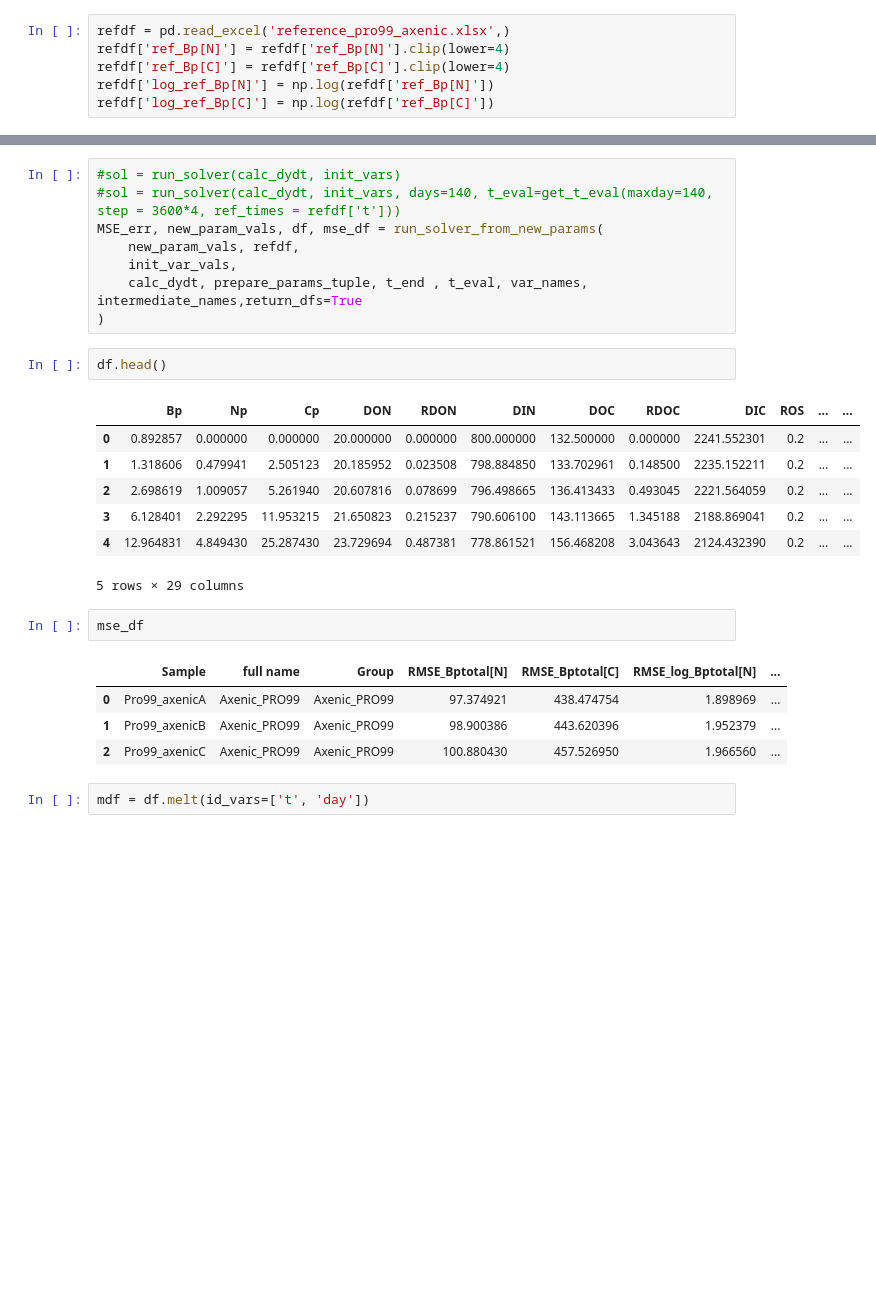
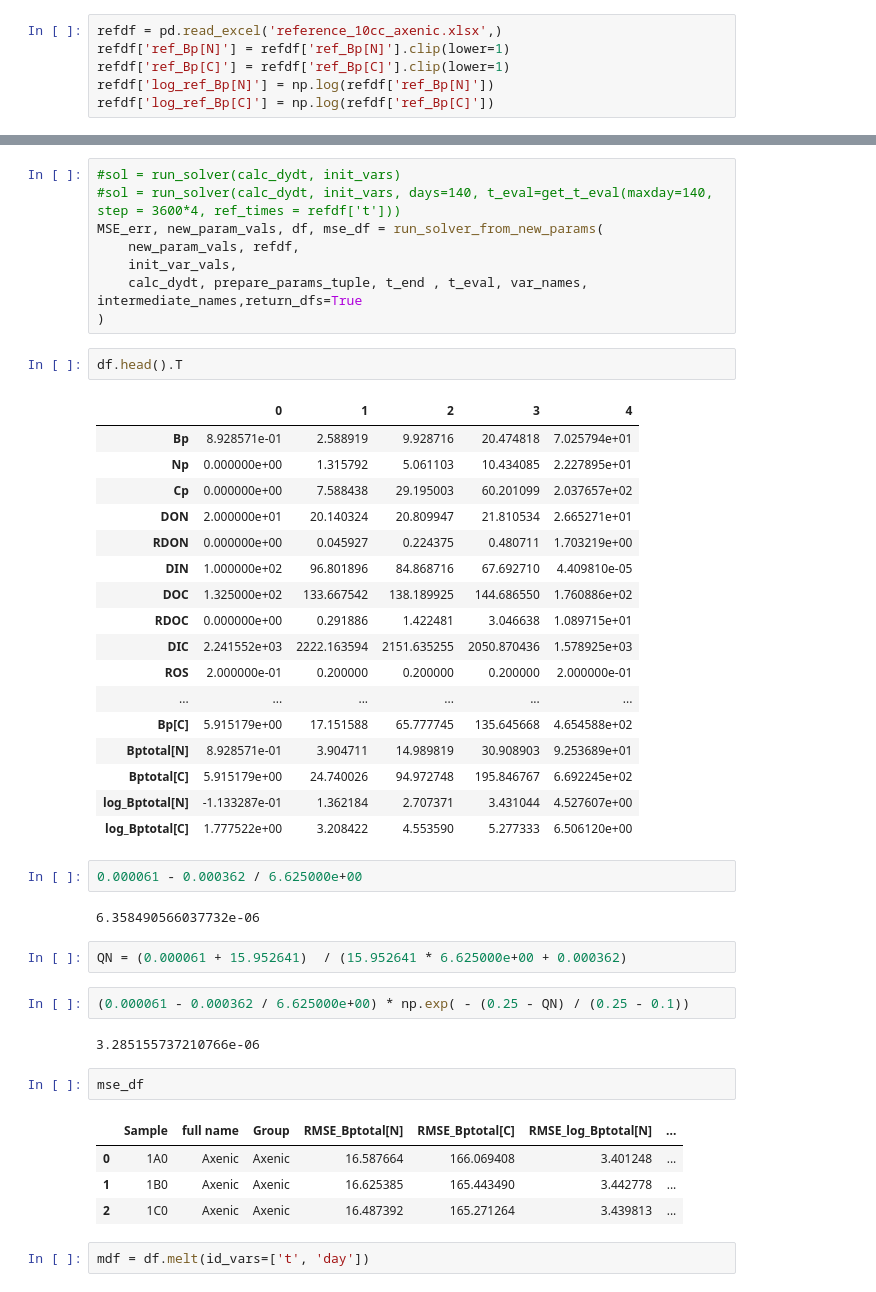
Before and after one commit to wosnat/recycle_model, a Jupyter notebook: STORE_model/model_store_ponly.ipynb, the cells around one changed output, grey strips where cells are left out. Saved outputs shown, nothing was run; the diff lists cells and outputs as text; blank space fills up the shorter version.

```diff
--- a/STORE_model/model_store_ponly.ipynb
+++ b/STORE_model/model_store_ponly.ipynb
@@ -84,8 +84,8 @@ os.listdir()
  'VPRO',
  '__pycache__']
 # %%
-refdf = pd.read_excel('reference_pro99_axenic.xlsx',)
-refdf['ref_Bp[N]'] = refdf['ref_Bp[N]'].clip(lower=4)
-refdf['ref_Bp[C]'] = refdf['ref_Bp[C]'].clip(lower=4)
+refdf = pd.read_excel('reference_10cc_axenic.xlsx',)
+refdf['ref_Bp[N]'] = refdf['ref_Bp[N]'].clip(lower=1)
+refdf['ref_Bp[C]'] = refdf['ref_Bp[C]'].clip(lower=1)
 refdf['log_ref_Bp[N]'] = np.log(refdf['ref_Bp[N]'])
 refdf['log_ref_Bp[C]'] = np.log(refdf['ref_Bp[C]'])
@@ -138,22 +140,42 @@ MSE_err, new_param_vals, df, mse_df = run_solver_from_new_params(
     calc_dydt, prepare_params_tuple, t_end , t_eval, var_names, intermediate_names,return_dfs=True
 )
 # %%
-df.head()
+df.head().T
 # %% [output]
-|  | Bp | Np | Cp | DON | RDON | DIN | DOC | RDOC | DIC | ROS | ... | ... |
-| 0 | 0.892857 | 0.000000 | 0.000000 | 20.000000 | 0.000000 | 800.000000 | 132.500000 | 0.000000 | 2241.552301 | 0.2 | ... | ... |
-| 1 | 1.318606 | 0.479941 | 2.505123 | 20.185952 | 0.023508 | 798.884850 | 133.702961 | 0.148500 | 2235.152211 | 0.2 | ... | ... |
-| 2 | 2.698619 | 1.009057 | 5.261940 | 20.607816 | 0.078699 | 796.498665 | 136.413433 | 0.493045 | 2221.564059 | 0.2 | ... | ... |
-| 3 | 6.128401 | 2.292295 | 11.953215 | 21.650823 | 0.215237 | 790.606100 | 143.113665 | 1.345188 | 2188.869041 | 0.2 | ... | ... |
-| 4 | 12.964831 | 4.849430 | 25.287430 | 23.729694 | 0.487381 | 778.861521 | 156.468208 | 3.043643 | 2124.432390 | 0.2 | ... | ... |
+|  | 0 | 1 | 2 | 3 | 4 |
+| Bp | 8.928571e-01 | 2.588919 | 9.928716 | 20.474818 | 7.025794e+01 |
+| Np | 0.000000e+00 | 1.315792 | 5.061103 | 10.434085 | 2.227895e+01 |
+| Cp | 0.000000e+00 | 7.588438 | 29.195003 | 60.201099 | 2.037657e+02 |
+| DON | 2.000000e+01 | 20.140324 | 20.809947 | 21.810534 | 2.665271e+01 |
+| RDON | 0.000000e+00 | 0.045927 | 0.224375 | 0.480711 | 1.703219e+00 |
+| DIN | 1.000000e+02 | 96.801896 | 84.868716 | 67.692710 | 4.409810e-05 |
+| DOC | 1.325000e+02 | 133.667542 | 138.189925 | 144.686550 | 1.760886e+02 |
+| RDOC | 0.000000e+00 | 0.291886 | 1.422481 | 3.046638 | 1.089715e+01 |
+| DIC | 2.241552e+03 | 2222.163594 | 2151.635255 | 2050.870436 | 1.578925e+03 |
+| ROS | 2.000000e-01 | 0.200000 | 0.200000 | 0.200000 | 2.000000e-01 |
+| ... | ... | ... | ... | ... | ... |
+| Bp[C] | 5.915179e+00 | 17.151588 | 65.777745 | 135.645668 | 4.654588e+02 |
+| Bptotal[N] | 8.928571e-01 | 3.904711 | 14.989819 | 30.908903 | 9.253689e+01 |
+| Bptotal[C] | 5.915179e+00 | 24.740026 | 94.972748 | 195.846767 | 6.692245e+02 |
+| log_Bptotal[N] | -1.133287e-01 | 1.362184 | 2.707371 | 3.431044 | 4.527607e+00 |
+| log_Bptotal[C] | 1.777522e+00 | 3.208422 | 4.553590 | 5.277333 | 6.506120e+00 |
-5 rows × 29 columns
+# %%
+0.000061 - 0.000362 / 6.625000e+00
+# %% [output]
+6.358490566037732e-06
+# %%
+QN = (0.000061 + 15.952641)  / (15.952641 * 6.625000e+00 + 0.000362)
+# %%
+(0.000061 - 0.000362 / 6.625000e+00) * np.exp( - (0.25 - QN) / (0.25 - 0.1))
+# %% [output]
+3.285155737210766e-06
 # %%
 mse_df
 # %% [output]
 |  | Sample | full name | Group | RMSE_Bptotal[N] | RMSE_Bptotal[C] | RMSE_log_Bptotal[N] | ... |
-| 0 | Pro99_axenicA | Axenic_PRO99 | Axenic_PRO99 | 97.374921 | 438.474754 | 1.898969 | ... |
-| 1 | Pro99_axenicB | Axenic_PRO99 | Axenic_PRO99 | 98.900386 | 443.620396 | 1.952379 | ... |
-| 2 | Pro99_axenicC | Axenic_PRO99 | Axenic_PRO99 | 100.880430 | 457.526950 | 1.966560 | ... |
+| 0 | 1A0 | Axenic | Axenic | 16.587664 | 166.069408 | 3.401248 | ... |
+| 1 | 1B0 | Axenic | Axenic | 16.625385 | 165.443490 | 3.442778 | ... |
+| 2 | 1C0 | Axenic | Axenic | 16.487392 | 165.271264 | 3.439813 | ... |
 # %%
 mdf = df.melt(id_vars=['t', 'day'])
 # %%
```
Also changed, not shown: parts of 21 cells of this notebook, 1 other file.
